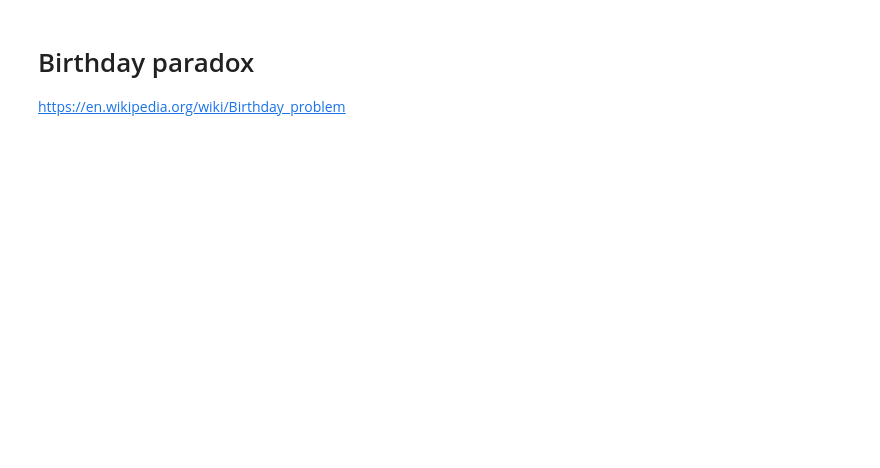
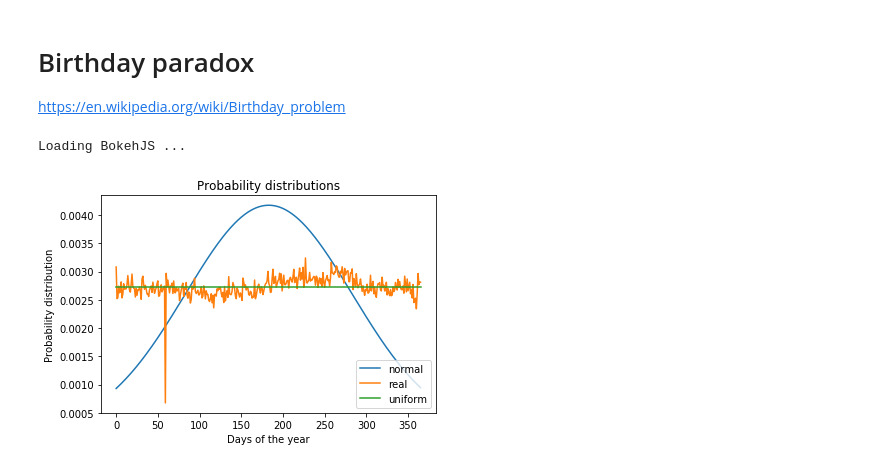
Before and after one commit to fsquillace/notebooks, a Jupyter notebook: birthday-paradox.ipynb, the cells around one changed output. Drawn from its saved outputs; the diff is of its cells as text; code cells hidden in the pictures; blank space fills up the shorter version.

Commit message:
Add normal distribution

```diff
--- a/birthday-paradox.ipynb
+++ b/birthday-paradox.ipynb
@@ -2,4 +2,73 @@
 # Birthday paradox
 
 https://en.wikipedia.org/wiki/Birthday_problem
+# %%
+import csv
+import numpy as np
+
+from ipywidgets import interactive, fixed
+from IPython.display import display
+
+from bokeh.plotting import figure
+from bokeh.io import output_notebook, show
+from bokeh.models import (HoverTool, PanTool, SaveTool,
+                          WheelZoomTool,
+                          BoxZoomTool, CrosshairTool, HelpTool)
+import matplotlib.pyplot as plt
+
+%matplotlib inline
+
+output_notebook()
+
+DAYS_OF_YEAR = 366
+# %% [output]
+Loading BokehJS ...
+# %%
+# Generates the probability distributions
+
+# Parameters for normal distribution
+MU = 183
+SIGMA = 100
+
+def _real_distribution():
+    """
+    Distribution of birthdays in a Calendar year:
+    http://www.panix.com/~murphy/bday.html
+    """
+    result = np.arange(DAYS_OF_YEAR)
+    with open('bdata.txt', 'r') as csvfile:
+        reader = csv.reader(csvfile, delimiter=' ')
+        # Skip the header
+        next(reader)
+        for i, row in enumerate(reader):
+            if row[0] == 'total':
+                total_people = int(row[1])
+                continue
+            result[i] = int(row[1])
+
+    return result / total_people
+
+def _normal(x, mu=0.0, sigma=1.0):
+    return 1/(sigma * np.sqrt(2 * np.pi)) * np.exp( - (x - mu)**2 / (2 * sigma**2))
+
+def _normal_distribution():
+    # Sometimes the probabilities do not sum perfectly to 1. Adjust it.
+    temp_normal_distribution = _normal(np.arange(DAYS_OF_YEAR), mu=MU, sigma=SIGMA)
+    residual = (1 - sum(temp_normal_distribution))/DAYS_OF_YEAR
+    return [p + residual for p in temp_normal_distribution]
+
+REAL_DISTRIBUTION = _real_distribution()
+NORMAL_DISTRIBUTION = _normal_distribution()
+
+_, axes_plot = plt.subplots()
+plt.title('Probability distributions')
+plt.xlabel('Days of the year')
+plt.ylabel('Probability distribution')
+axes_plot.plot(np.arange(DAYS_OF_YEAR), _normal_distribution(), label='normal')
+axes_plot.plot(np.arange(DAYS_OF_YEAR), _real_distribution(), label='real')
+axes_plot.plot(np.arange(DAYS_OF_YEAR), (1/DAYS_OF_YEAR) * np.ones(DAYS_OF_YEAR), label='uniform')
+plt.legend(loc='lower right')
+pass
+# %% [output]
+[figure, added]
 # %%
```
Also changed, not shown: parts of 2 cells of this notebook.
